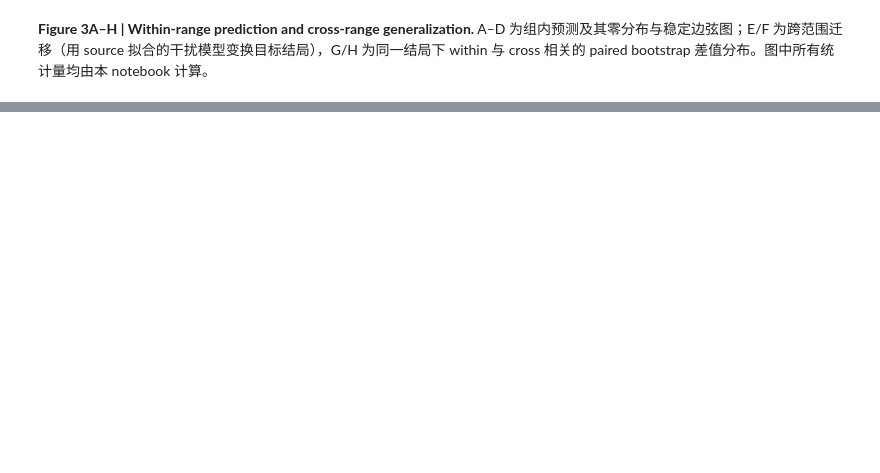
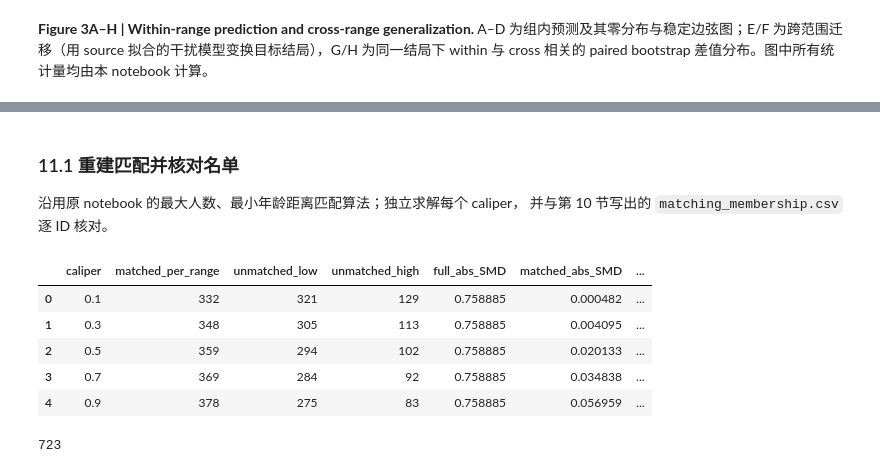
Before and after one commit to lufee10/IAT-CPM, a Jupyter notebook: 3_Visualizations/Visualization_Figure3.ipynb, the cells around one changed output, grey strips where cells are left out. Drawn from its saved outputs; the diff is of its cells as text; code cells hidden in the pictures; blank space fills up the shorter version.

```diff
--- a/3_Visualizations/Visualization_Figure3.ipynb
+++ b/3_Visualizations/Visualization_Figure3.ipynb
@@ -2381,0 +3212,5 @@ Wrote Figure 3 outputs to C:\Users\ai412\Desktop\Visualization_Figure_official_v
+# %% [markdown]
+### 11.1 重建匹配并核对名单
+
+沿用原 notebook 的最大人数、最小年龄距离匹配算法；独立求解每个 caliper，
+并与第 10 节写出的 `matching_membership.csv` 逐 ID 核对。
@@ -2381,0 +3242,61 @@ Wrote Figure 3 outputs to C:\Users\ai412\Desktop\Visualization_Figure_official_v
+# %%
+def match_age(frame, caliper):
+    """输入含 ID、年龄、PIU 的样本表；返回配对双方的原表行号。
+
+    仅以 PIU 阈值区分左右两侧，距离只使用年龄。矩形 assignment
+    给每名 low 提供一个虚拟未匹配位置，惩罚严格优先于距离。
+    """
+    low = frame.loc[frame[IAT_LABEL] <= IAT_CUTOFF].sort_values("ID")
+    high = frame.loc[frame[IAT_LABEL] > IAT_CUTOFF].sort_values("ID")
+    distance = abs(low[AGE_COL].to_numpy()[:, None] - high[AGE_COL].to_numpy())
+    penalty = (min(len(low), len(high)) + 1) * (caliper + 1)
+    cost = np.full((len(low), len(high) + len(low)), penalty)
+    cost[:, : len(high)] = np.where(distance <= caliper, distance, penalty * 3)
+    row, col = linear_sum_assignment(cost)
+    keep = col < len(high)
+    return low.index.to_numpy()[row[keep]], high.index.to_numpy()[col[keep]]
+# %%
+def age_balance(low, high):
+    """两组年龄向量，返回基于两组样本方差平均值的绝对 SMD。"""
+    return abs(high.mean()-low.mean()) / np.sqrt((low.var(ddof=1)+high.var(ddof=1))/2)
+
+low = meta[meta[IAT_LABEL]<=IAT_CUTOFF]
+high = meta[meta[IAT_LABEL]>IAT_CUTOFF]
+assert (len(low),len(high))==(653,461)
+full_smd = age_balance(low[AGE_COL],high[AGE_COL])
+# 支持原结果位于 CPM 或其 others 子目录。
+# 匹配名单由第 10 节写入 VIZ_ROOT/Visualization_Figure3/validation/<run_id>/（取最新的一批）
+saved_candidates = []
+_hist = VIZ_ROOT/'Visualization_Figure3'/'validation'
+if _hist.is_dir():
+    saved_candidates += sorted(_hist.glob('*/matching_membership.csv'),
+                               key=lambda q: q.stat().st_mtime, reverse=True)
+saved_path = next(p for p in saved_candidates if p.is_file())
+saved = pd.read_csv(saved_path,dtype={'ID':str})
+rows=[]
+for caliper in CALIPERS:
+    li,hi = match_age(meta,caliper)
+    for group,indices in [('lowIAT',li),('highIAT',hi)]:
+        previous = saved[(saved.caliper==caliper)&(saved.group==group)&(saved.membership=='matched')]
+        assert set(meta.loc[indices,'ID'])==set(previous.ID), '匹配名单与原结果不一致'
+    lm,hm=meta.loc[li,AGE_COL],meta.loc[hi,AGE_COL]
+    lu,hu=low.loc[~low.index.isin(li),AGE_COL],high.loc[~high.index.isin(hi),AGE_COL]
+    assert np.max(abs(lm.to_numpy()-hm.to_numpy()))<=caliper+1e-12
+    rows.append(dict(caliper=caliper,matched_per_range=len(li),
+        unmatched_low=len(lu),unmatched_high=len(hu),full_abs_SMD=full_smd,
+        matched_abs_SMD=age_balance(lm,hm),unmatched_abs_SMD=age_balance(lu,hu)))
+summary=pd.DataFrame(rows)
+summary.to_csv(OUT/'age_balance_verified.csv',index=False)
+display(summary.round(6))
+(OUT/'input_audit.json').write_text(json.dumps({
+    'inputs':[{'path':str(p), 'sha256':hashlib.sha256(p.read_bytes()).hexdigest()} for p in [source,saved_path]],
+    'matching_ID_check':'all five calipers passed','excluded_rows':0,
+    'SMD_denominator':'sqrt((sample_var_low + sample_var_high)/2), subset-specific'},indent=2))
+# %% [output]
+|  | caliper | matched_per_range | unmatched_low | unmatched_high | full_abs_SMD | matched_abs_SMD | ... |
+| 0 | 0.1 | 332 | 321 | 129 | 0.758885 | 0.000482 | ... |
+| 1 | 0.3 | 348 | 305 | 113 | 0.758885 | 0.004095 | ... |
+| 2 | 0.5 | 359 | 294 | 102 | 0.758885 | 0.020133 | ... |
+| 3 | 0.7 | 369 | 284 | 92 | 0.758885 | 0.034838 | ... |
+| 4 | 0.9 | 378 | 275 | 83 | 0.758885 | 0.056959 | ... |
+723
```
Also changed, not shown: parts of 39 cells of this notebook, 32 other files.
